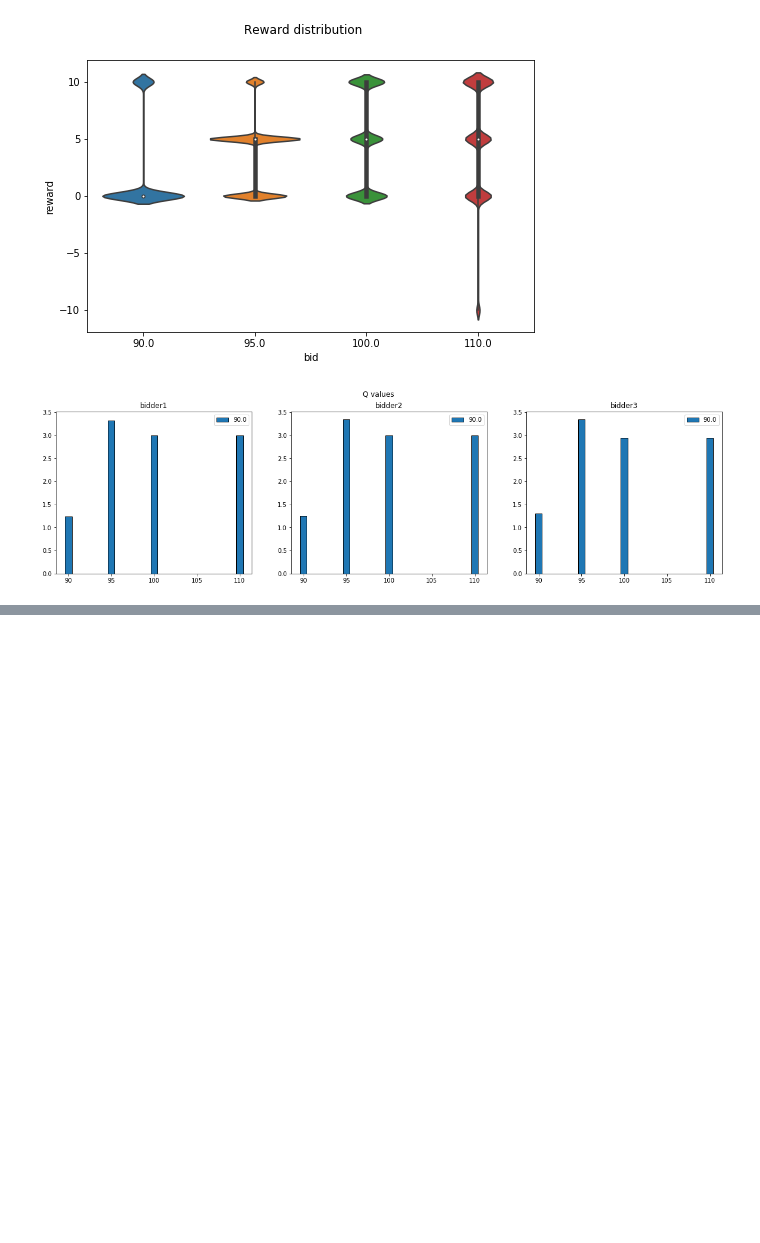
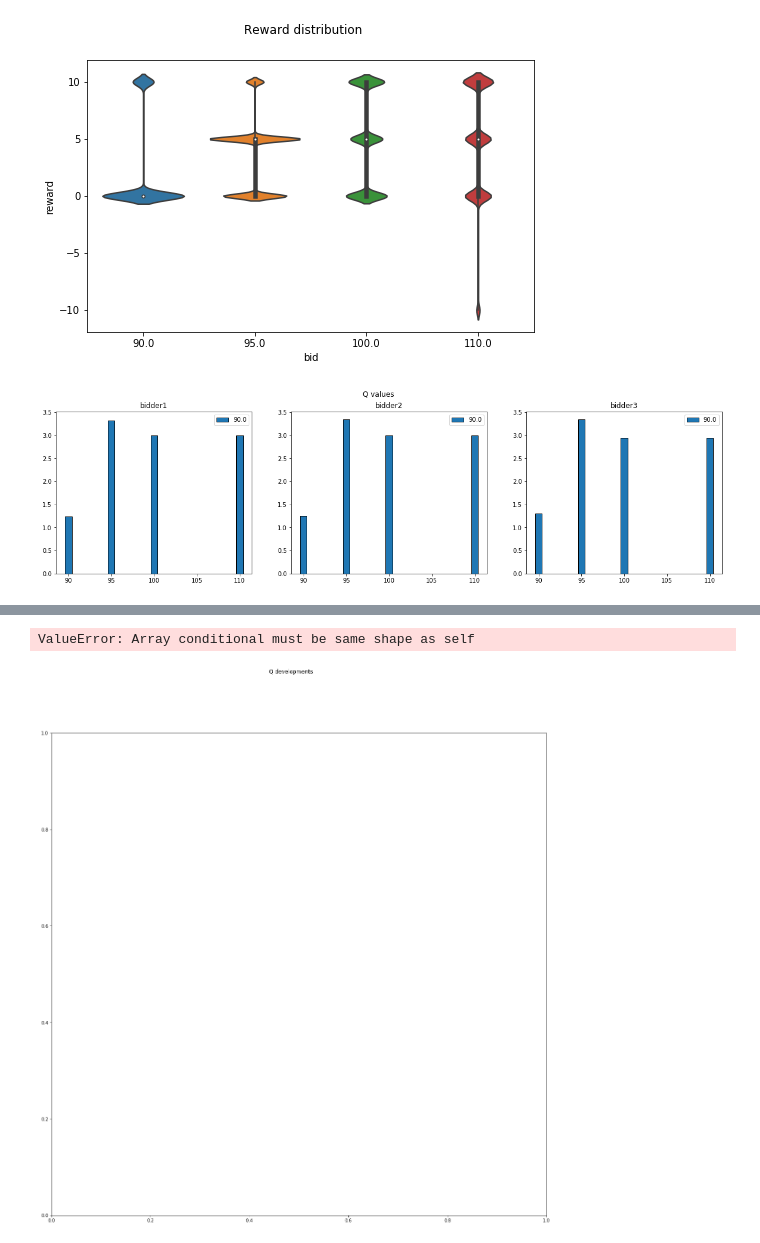
Before and after one commit to EliasWiegandt/AuctionAI, a Jupyter notebook: VisualizeAuction.ipynb, the cells around one changed output, grey strips where cells are left out. Drawn from its saved outputs; the diff is of its cells as text; code cells hidden in the pictures; blank space fills up the shorter version.

```diff
--- a/VisualizeAuction.ipynb
+++ b/VisualizeAuction.ipynb
@@ -146,32 +147,22 @@ for ix, Qlog in enumerate([Qlogs[0]]):
 # %%
 nbidders = len(names)
 fig, ax = plt.subplots(figsize=(20,20))
 title = "Q developments"
 fig.suptitle(title, fontsize=12)
 ax1 = plt.subplot(111)
 for ix, Qlog in enumerate(Qlogs):
     Qlogdata = pd.read_csv(Qlog,
                              index_col = 0,
                              header = 0,
                              skip_blank_lines = False)
-    Qlogdata[]
     Qlogdata["bids"] = Qlogdata["state"].apply(consthist)
-
-#     ixfirsts = []
-#     bidlist = ['[]', '[1.0]', '[2.0]']
-#     nbids = len(bidlist)
-#     for ixbid, bid in enumerate(bidlist):
-#         Qbiddata = Qlogdata.where(Qlogdata["bids"] == bid)
-#         Qbiddata = Qbiddata.dropna(axis=0, how='any')
-#         phases = Qlogdata["phase"].unique()
-#         for phase in phases:
-#             ixfirst = Qlogdata["phase"].eq(phase).idxmax()
-#             ixfirsts.append(ixfirst)
-#         Qbiddata["bids"] = Qbiddata["state"].apply(consthist)
-#         Qbiddata.drop(["phase", "state", "bids"], axis = 1, inplace = True)
-#         plt.subplot(nbids, nbidders, ix*len(bidlist) + ixbid + 1, sharex = ax1, sharey = ax1)
-#         plt.plot(Qbiddata)
-#         plt.legend(list(Qbiddata), loc='best')
-#         plt.title(str(names[ix] + ", " + bid))
-#         for ixfirstphase in ixfirsts:
-#             plt.axvline(x=ixfirstphase)
+#     print(Qlogdata.head())
+    # Find number of last round
+    maxround = Qlogdata.index.max()
+#     print(maxround)
+    Qbiddata = Qlogdata.where(Qlogdata.index == maxround)
+    Qbiddata.drop(["phase", "state"], axis = 1, inplace = True)
+    print(Qbiddata)
+# %% [output]
+ValueError: Array conditional must be same shape as self
+[figure, added]
```
Also changed, not shown: parts of 1 cell of this notebook, 2 other files.
